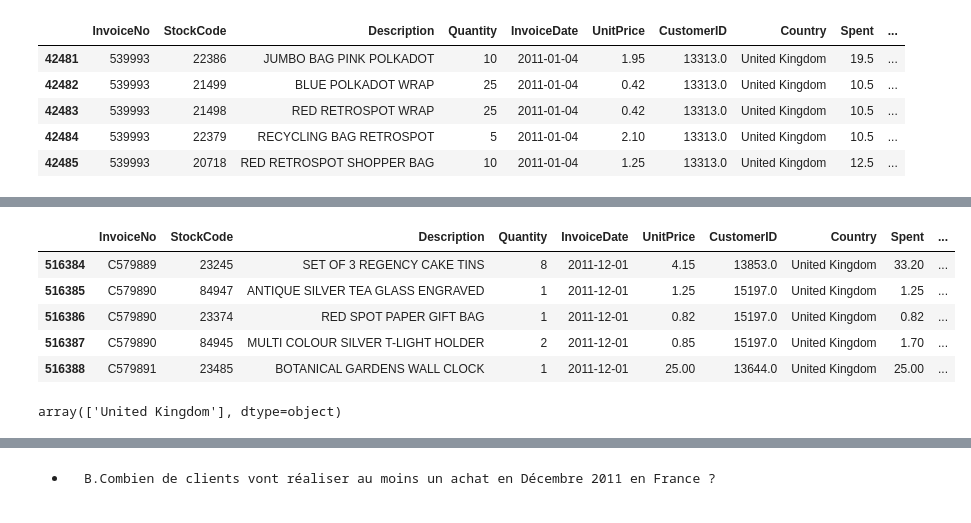
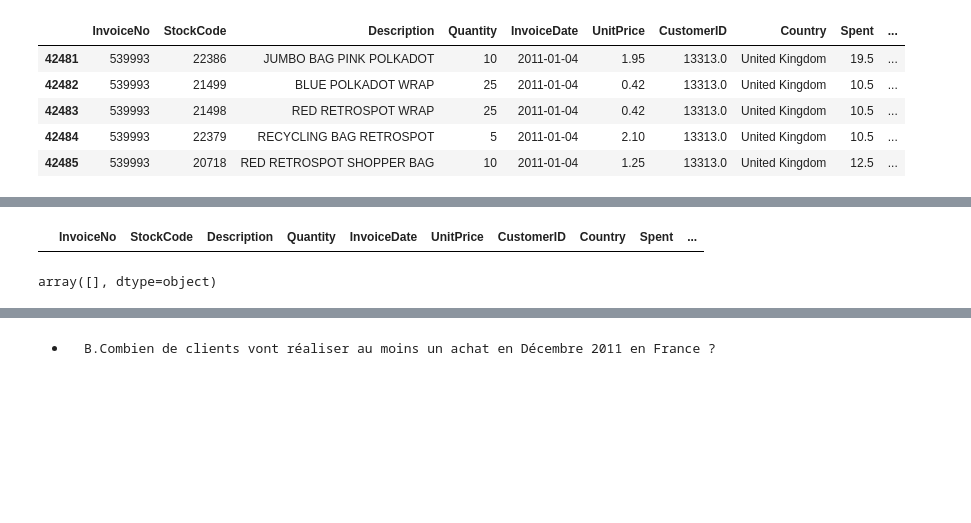
Before and after one commit to bdj-02/Tp2_MachineLearning, a Jupyter notebook: MachineLearning_TP2.ipynb, the cells around one changed output, grey strips where cells are left out. Cells and saved outputs as stored; diff of their text form; code cells hidden in the pictures; blank space fills up the shorter version.

```diff
--- a/MachineLearning_TP2.ipynb
+++ b/MachineLearning_TP2.ipynb
@@ -189,0 +244,3 @@ data['Quantity'] = data['Quantity'].abs()
+# %%
+#data_c['Quantity'] = data_c['Quantity'].abs()
+data_c = pos_value.copy()
@@ -216,0 +323,2 @@ data.drop_duplicates()
+# %%
+data_c = data_c.dropna()
@@ -217,5 +361,5 @@ data.drop_duplicates()
 # %%
-data_f = data.copy()
+data_f = data_c.copy()
 # %%
 data_f.head()
 # %% [output]
@@ -230,2 +371,0 @@ Vérification des valeurs NAN
-# %%
-data_f = data_f.dropna()
@@ -913,15 +944,10 @@ mask_2.groupby(['Country']).agg({'Spent':'median'}).reset_index()
 # %%
-united_kingdom_2 = mask_2[mask_2['Country'] == 'United Kingdom']
-united_kingdom_2.head(5)
+dt_France = mask_2[mask_2['Country'] == 'France']
+dt_France.head(5)
 # %% [output]
 |  | InvoiceNo | StockCode | Description | Quantity | InvoiceDate | UnitPrice | CustomerID | Country | Spent | ... |
-| 516384 | C579889 | 23245 | SET OF 3 REGENCY CAKE TINS | 8 | 2011-12-01 | 4.15 | 13853.0 | United Kingdom | 33.20 | ... |
-| 516385 | C579890 | 84947 | ANTIQUE SILVER TEA GLASS ENGRAVED | 1 | 2011-12-01 | 1.25 | 15197.0 | United Kingdom | 1.25 | ... |
-| 516386 | C579890 | 23374 | RED SPOT PAPER GIFT BAG | 1 | 2011-12-01 | 0.82 | 15197.0 | United Kingdom | 0.82 | ... |
-| 516387 | C579890 | 84945 | MULTI COLOUR SILVER T-LIGHT HOLDER | 2 | 2011-12-01 | 0.85 | 15197.0 | United Kingdom | 1.70 | ... |
-| 516388 | C579891 | 23485 | BOTANICAL GARDENS WALL CLOCK | 1 | 2011-12-01 | 25.00 | 13644.0 | United Kingdom | 25.00 | ... |
 # %%
-united_kingdom_2.Country.unique()
+dt_France.Country.unique()
 # %% [output]
-array(['United Kingdom'], dtype=object)
+array([], dtype=object)
 # %%
```
Also changed, not shown: parts of 124 cells of this notebook.
